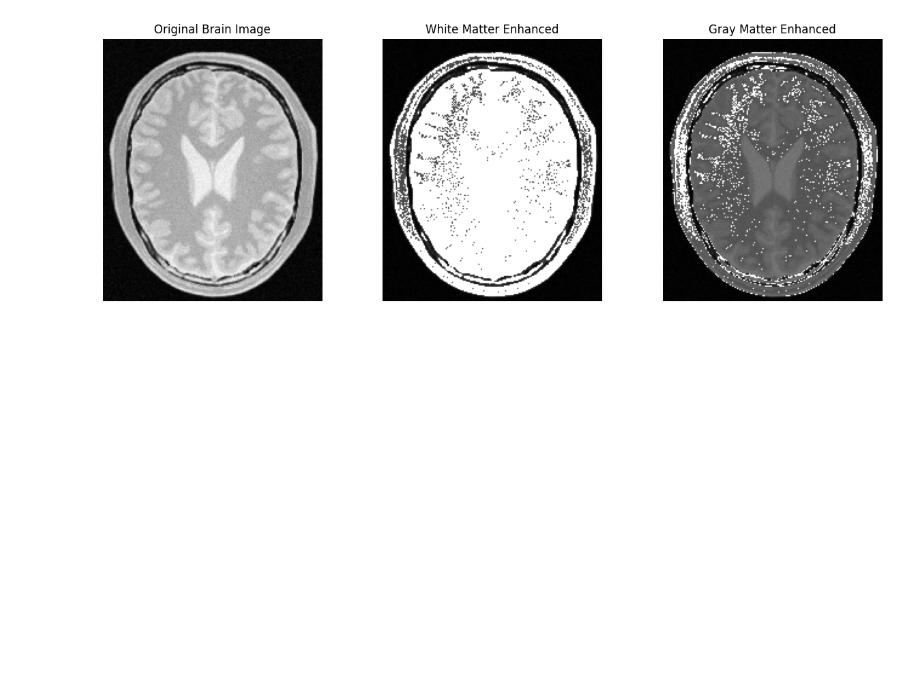
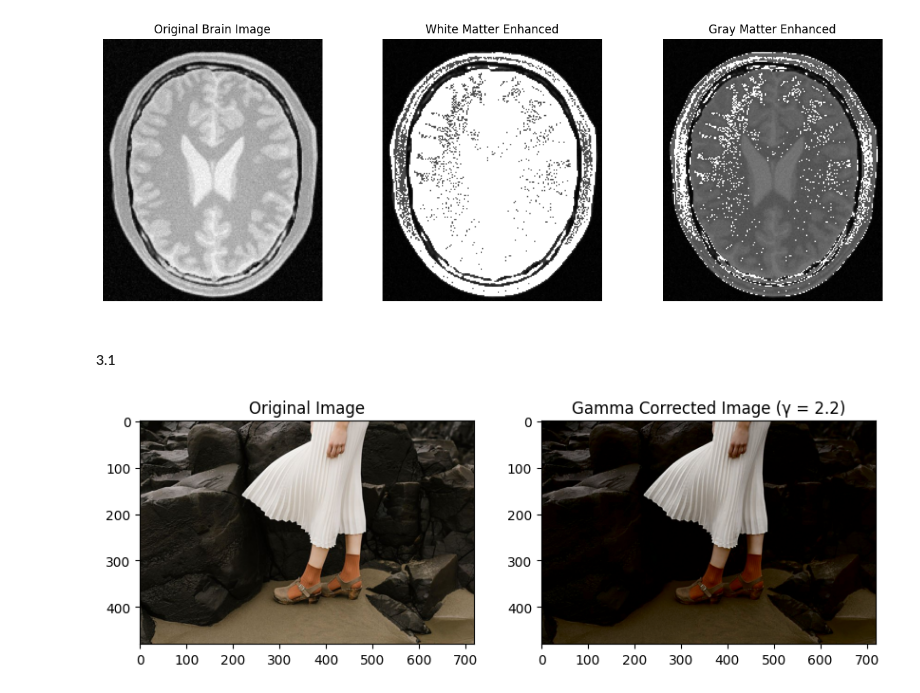
Before and after one commit to Abithan07/-Intensity-Transformations-and-Neighborhood-Filtering, a Jupyter notebook: Assignment_1.ipynb, the cells around one changed output. Saved outputs shown, nothing was run; the diff lists cells and outputs as text; code cells hidden in the pictures; blank space fills up the shorter version.

```diff
--- a/Assignment_1.ipynb
+++ b/Assignment_1.ipynb
@@ -86,3 +86,38 @@ plt.axis('off')
 plt.show()
 # %% [output]
 [figure]
+# %% [markdown]
+#### 3.1
+# %%
+# Load the image for gamma correction (Figure 3)
+img = cv2.imread('a1images/highlights_and_shadows.jpg')
+
+# Convert the image to L*a*b* color space
+lab_img = cv2.cvtColor(img, cv2.COLOR_BGR2LAB)
+
+# Split L*, a*, and b* channels
+L, a, b = cv2.split(lab_img)
+
+# Apply gamma correction to the L channel (assume γ=2.2 for this example)
+gamma = 2.2
+L_normalized = L / 255.0
+L_gamma_corrected = np.power(L_normalized, gamma)
+L_gamma_corrected = (L_gamma_corrected * 255).astype(np.uint8)
+
+# Merge back the channels and convert to BGR
+lab_img_corrected = cv2.merge([L_gamma_corrected, a, b])
+gamma_corrected_img = cv2.cvtColor(lab_img_corrected, cv2.COLOR_LAB2BGR)
+
+# Display original and gamma-corrected images
+plt.figure(figsize=(10, 5))
+plt.subplot(1, 2, 1)
+plt.imshow(cv2.cvtColor(img, cv2.COLOR_BGR2RGB))
+plt.title('Original Image')
+
+plt.subplot(1, 2, 2)
+plt.imshow(cv2.cvtColor(gamma_corrected_img, cv2.COLOR_BGR2RGB))
+plt.title(f'Gamma Corrected Image (γ = {gamma})')
+
+plt.show()
+# %% [output]
+[figure, added]
```
Also changed, not shown: parts of 7 cells of this notebook.
